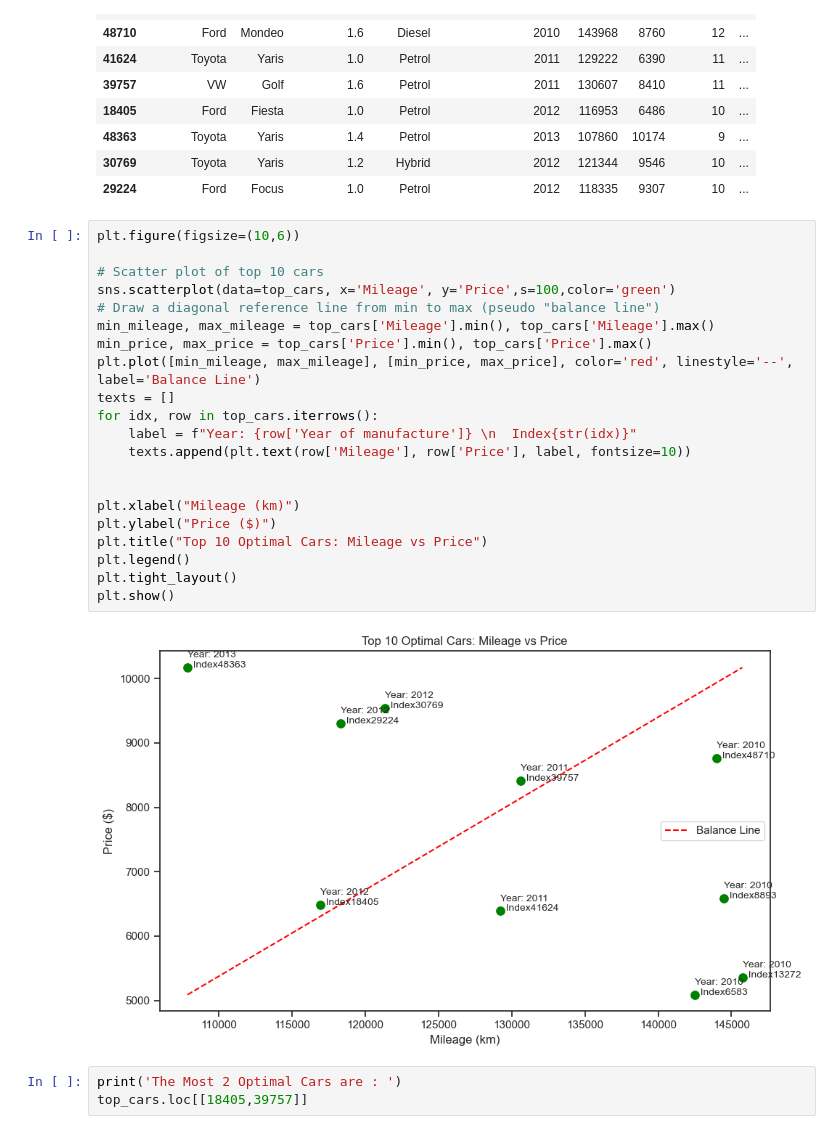
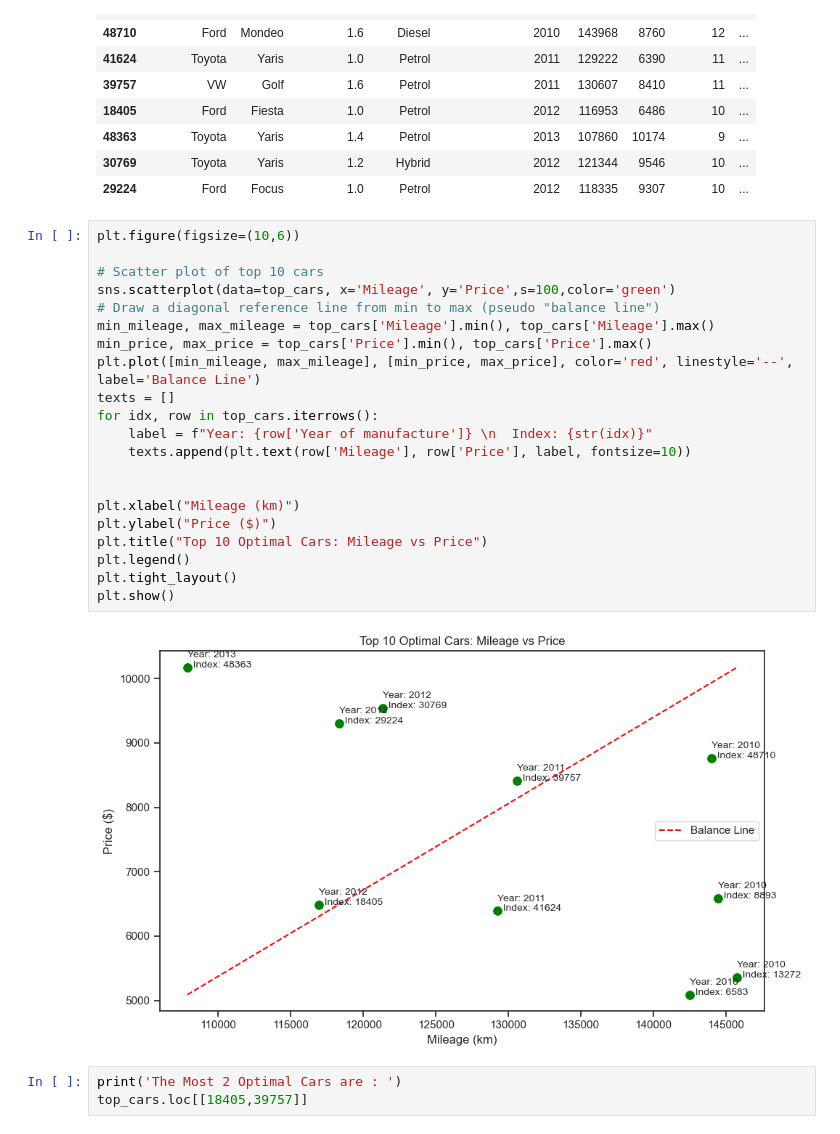
Before and after one commit to AminaZa/ds_projects, a Jupyter notebook: second_hand_car_sales/2_price_analysis.ipynb, the cells around one changed output. Saved outputs shown, nothing was run; the diff lists cells and outputs as text.

```diff
--- a/second_hand_car_sales/2_price_analysis.ipynb
+++ b/second_hand_car_sales/2_price_analysis.ipynb
@@ -120,26 +120,26 @@ top_cars
 # %%
 plt.figure(figsize=(10,6))
 
 # Scatter plot of top 10 cars
 sns.scatterplot(data=top_cars, x='Mileage', y='Price',s=100,color='green')
 # Draw a diagonal reference line from min to max (pseudo "balance line")
 min_mileage, max_mileage = top_cars['Mileage'].min(), top_cars['Mileage'].max()
 min_price, max_price = top_cars['Price'].min(), top_cars['Price'].max()
 plt.plot([min_mileage, max_mileage], [min_price, max_price], color='red', linestyle='--', label='Balance Line')
 texts = []
 for idx, row in top_cars.iterrows():
-    label = f"Year: {row['Year of manufacture']} \n  Index{str(idx)}"
+    label = f"Year: {row['Year of manufacture']} \n  Index: {str(idx)}"
     texts.append(plt.text(row['Mileage'], row['Price'], label, fontsize=10))
 
 
 plt.xlabel("Mileage (km)")
 plt.ylabel("Price ($)")
 plt.title("Top 10 Optimal Cars: Mileage vs Price")
 plt.legend()
 plt.tight_layout()
 plt.show()
 # %% [output]
-[figure, old version]
+[figure, new version]
 # %%
 print('The Most 2 Optimal Cars are : ')
 top_cars.loc[[18405,39757]]
```
Also changed, not shown: 1 other file.
